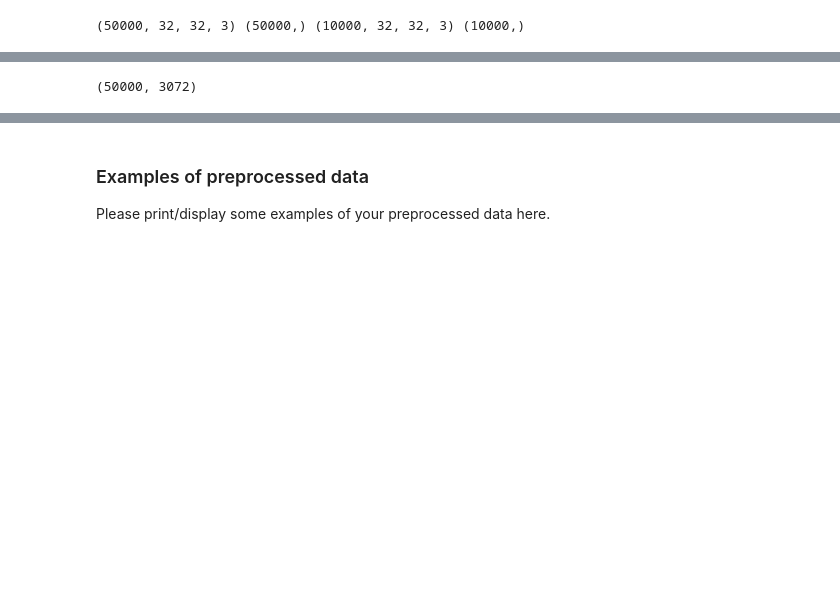
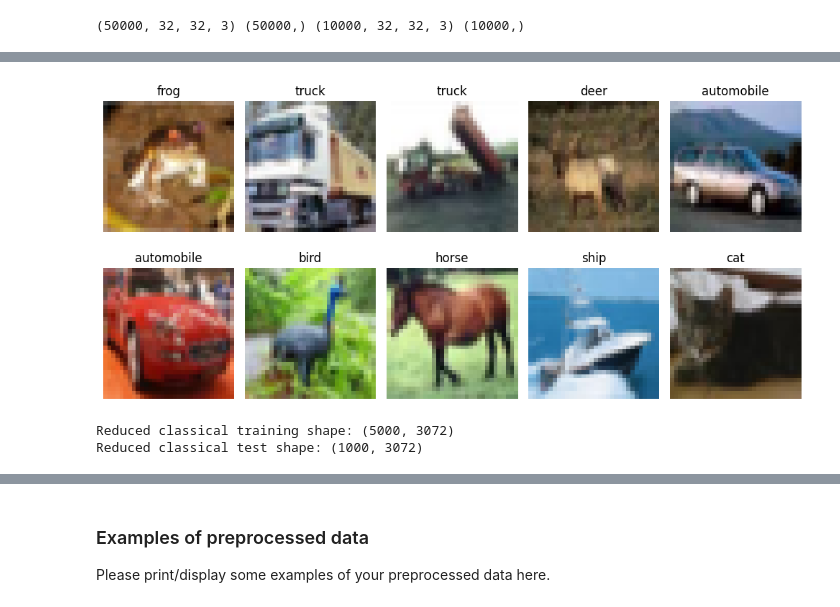
Before and after one commit to stephensusanto/MLDM, a Jupyter notebook: COMP5318-assignment2-template-notebook.ipynb, the cells around one changed output, grey strips where cells are left out. Drawn from its saved outputs; the diff is of its cells as text; code cells hidden in the pictures; blank space fills up the shorter version.

```diff
--- a/COMP5318-assignment2-template-notebook.ipynb
+++ b/COMP5318-assignment2-template-notebook.ipynb
@@ -47,20 +76,52 @@ print(X_train.shape, y_train.shape, X_test.shape, y_test.shape)
+# %%
+class_names = ['airplane', 'automobile', 'bird', 'cat', 'deer',
+               'dog', 'frog', 'horse', 'ship', 'truck']
+
+plt.figure(figsize=(10, 5))
+for i in range(10):
+    plt.subplot(2, 5, i + 1)
+    plt.imshow(X_train[i])
+    # Handle both (50000, 1) and (50000,) cases
+    label_index = y_train[i] if np.ndim(y_train) == 1 else y_train[i][0]
+    plt.title(class_names[label_index])
+    plt.axis('off')
+plt.tight_layout()
+plt.show()
+# %% [output]
+[figure, added]
 # %%
-X_train_norm = X_train.astype("float32") / 255.0
-X_test_norm = X_test.astype("float32") / 255.0
-# One-hot encode for NN
+from sklearn.model_selection import train_test_split
+
+y_train = y_train.flatten()
+y_test = y_test.flatten()
+
+# Normalize pixel values for all models
+X_train_norm = X_train.astype('float32') / 255.0
+X_test_norm = X_test.astype('float32') / 255.0
+
+# One-hot encode labels for Neural Networks
 y_train_cat = to_categorical(y_train, 10)
 y_test_cat = to_categorical(y_test, 10)
 
-# Flatten images for Random Forest & MLP
-X_train_flat = X_train.reshape((X_train.shape[0], -1))
-X_test_flat = X_test.reshape((X_test.shape[0], -1))
+# Flatten images for classical models
+X_train_flat = X_train_norm.reshape((X_train.shape[0], -1))
+X_test_flat = X_test_norm.reshape((X_test.shape[0], -1))
 
-# Scale features for Random Forest & MLP (optional but helps MLP)
+# 5. Subsample for classical models to prevent overload
+X_small, _, y_small, _ = train_test_split(
+    X_train_flat, y_train, train_size=5000, stratify=y_train, random_state=42
+)
+X_test_small, _, y_test_small, _ = train_test_split(
+    X_test_flat, y_test, train_size=1000, stratify=y_test, random_state=42
+)
+
 scaler = StandardScaler()
-X_train_flat = scaler.fit_transform(X_train_flat)
-X_test_flat = scaler.transform(X_test_flat)
+X_small_scaled = scaler.fit_transform(X_small)
+X_test_small_scaled = scaler.transform(X_test_small)
+
+print("Reduced classical training shape:", X_small.shape)
+print("Reduced classical test shape:", X_test_small.shape)
+# %% [output]
+Reduced classical training shape: (5000, 3072)
+Reduced classical test shape: (1000, 3072)
-# %%
-X_train_flat.shape
-# %% [output]
-(50000, 3072)
 # %%
```
Also changed, not shown: parts of 19 cells of this notebook.
